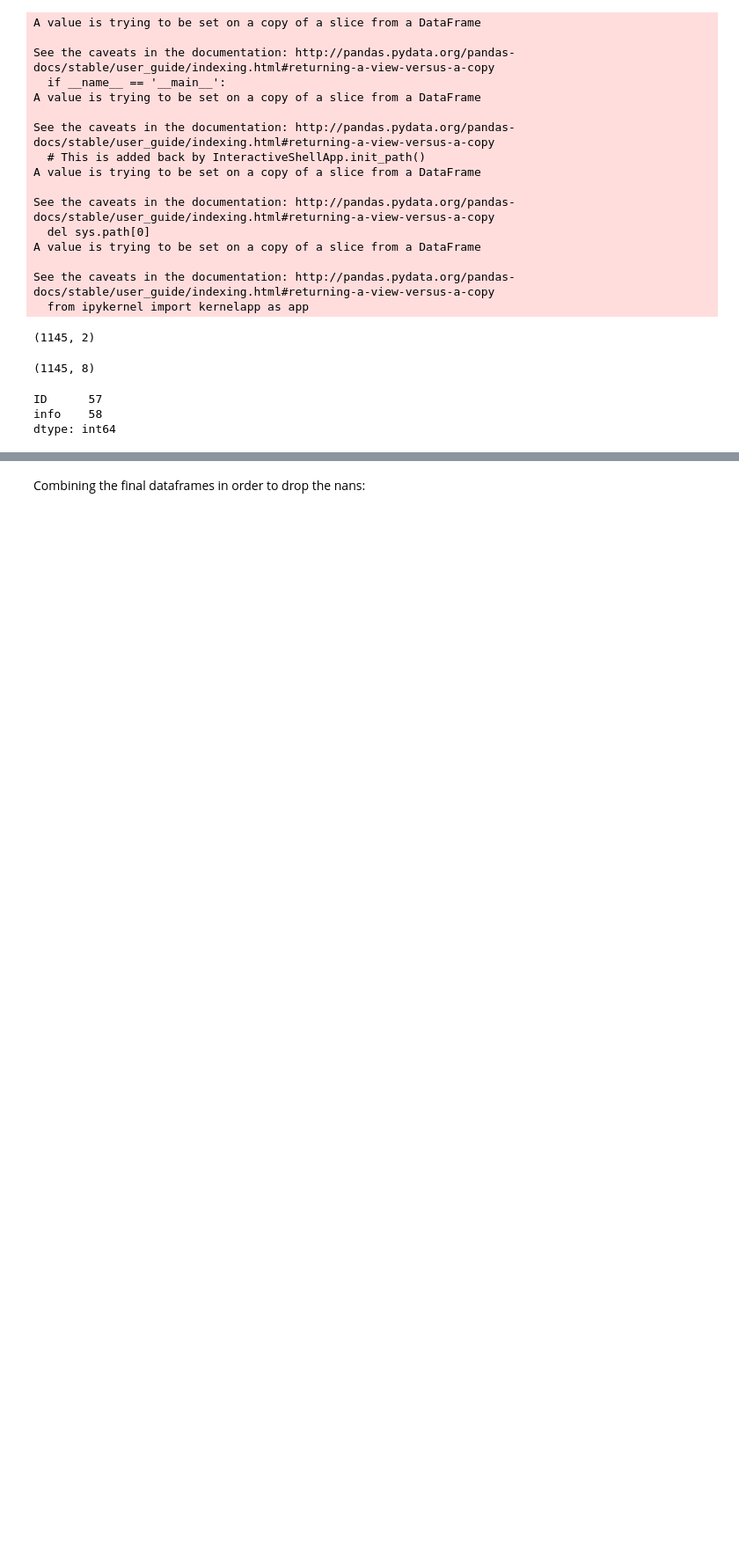
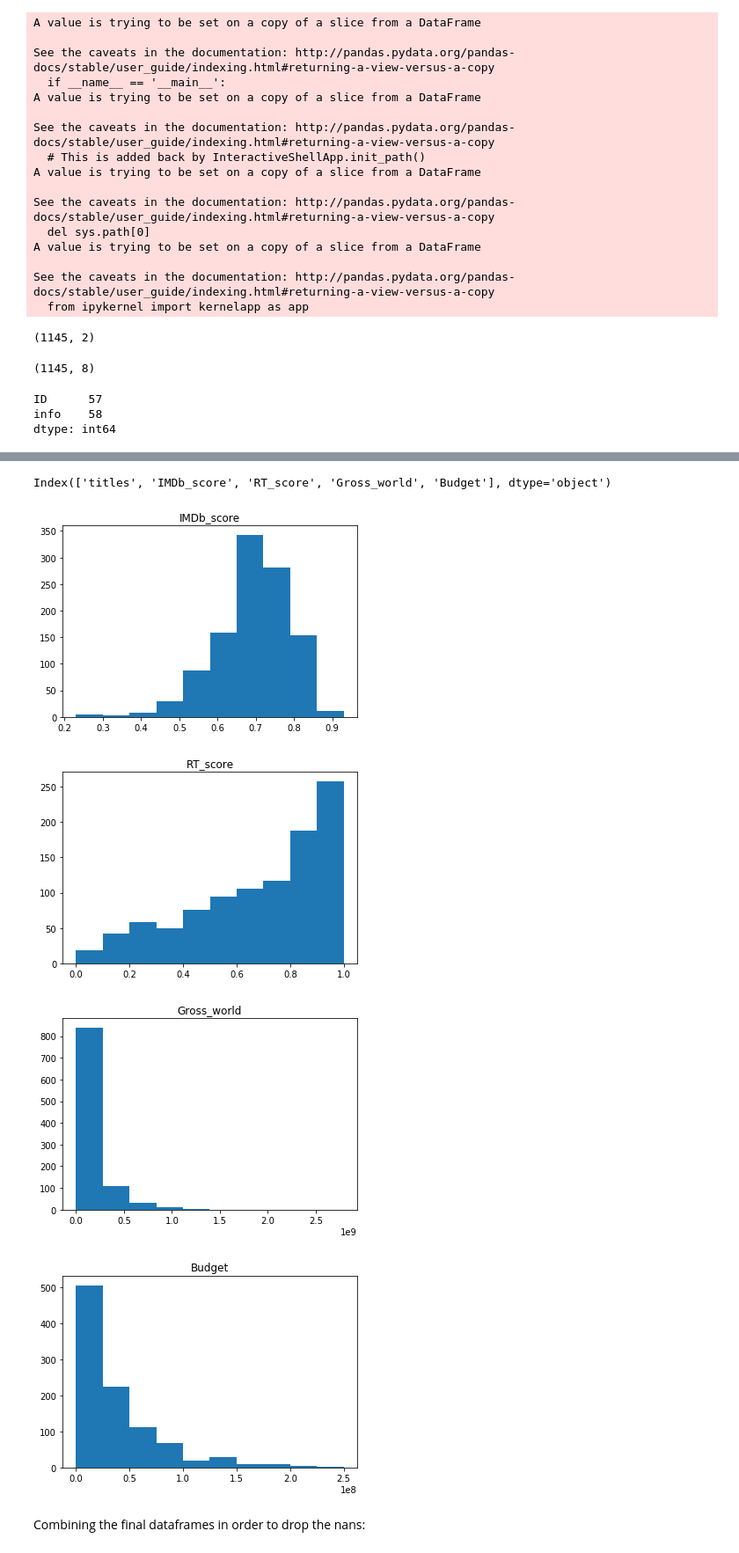
Before and after one commit to lougeo/NLP_Movie_Scripts, a Jupyter notebook: Notebooks/EDA.ipynb, the cells around one changed output, grey strips where cells are left out. Shown: that part at 88% size. Saved outputs shown, nothing was run; the diff lists cells and outputs as text; code cells hidden in the pictures; blank space fills up the shorter version.

```diff
--- a/Notebooks/EDA.ipynb
+++ b/Notebooks/EDA.ipynb
@@ -250,9 +232,3 @@ score_cleaner(df_scores1, df_scores1['IMDb_score'])
 score_cleaner(df_scores1, df_scores1['RT_score'])
 score_cleaner(df_scores1, df_scores1['Meta_score'])
 score_cleaner(df_scores1, df_scores1['box_office'])
-# %%
-for i in df_scores1.columns[2:6]:
-    plt.figure()
-    plt.hist(df_scores1[i])
-    plt.title(i)
-    plt.show();
@@ -328,9 +299,3 @@ Meta_score    114
 box_office    354
 ID             33
 dtype: int64
-# %%
-for i in df_scores2.columns[2:6]:
-    plt.figure()
-    plt.hist(df_scores1[i])
-    plt.title(i)
-    plt.show();
@@ -397,7 +374,7 @@ for i in range(df_imdb.shape[0]):
                 df_scores['Budget'][i] = j
             if 'Opening' in j:
                 df_scores['Opening_US'][i] = j
-            if 'Gross' in j:
+            if 'Gross USA' in j:
                 df_scores['Gross_US'][i] = j
             if 'Cumulative' in j:
                 df_scores['Gross_world'][i] = j
@@ -446,0 +473,2 @@ dtype: int64
+# %%
+df_scores = df_scores.drop(['ID', 'Opening_US', 'Gross_US'], axis=1)
@@ -447,3 +487,18 @@ dtype: int64
+# %%
+df_scores.columns
+# %% [output]
+Index(['titles', 'IMDb_score', 'RT_score', 'Gross_world', 'Budget'], dtype='object')
+# %%
+for i in df_scores.columns[1:]:
+    plt.figure()
+    plt.hist(df_scores[i])
+    plt.title(i)
+    plt.show();
+# %% [output]
+[figure, added]
+[figure, added]
+[figure, added]
+[figure, added]
 # %% [markdown]
 Combining the final dataframes in order to drop the nans:
 # %%
```
Also changed, not shown: parts of 39 cells of this notebook.
